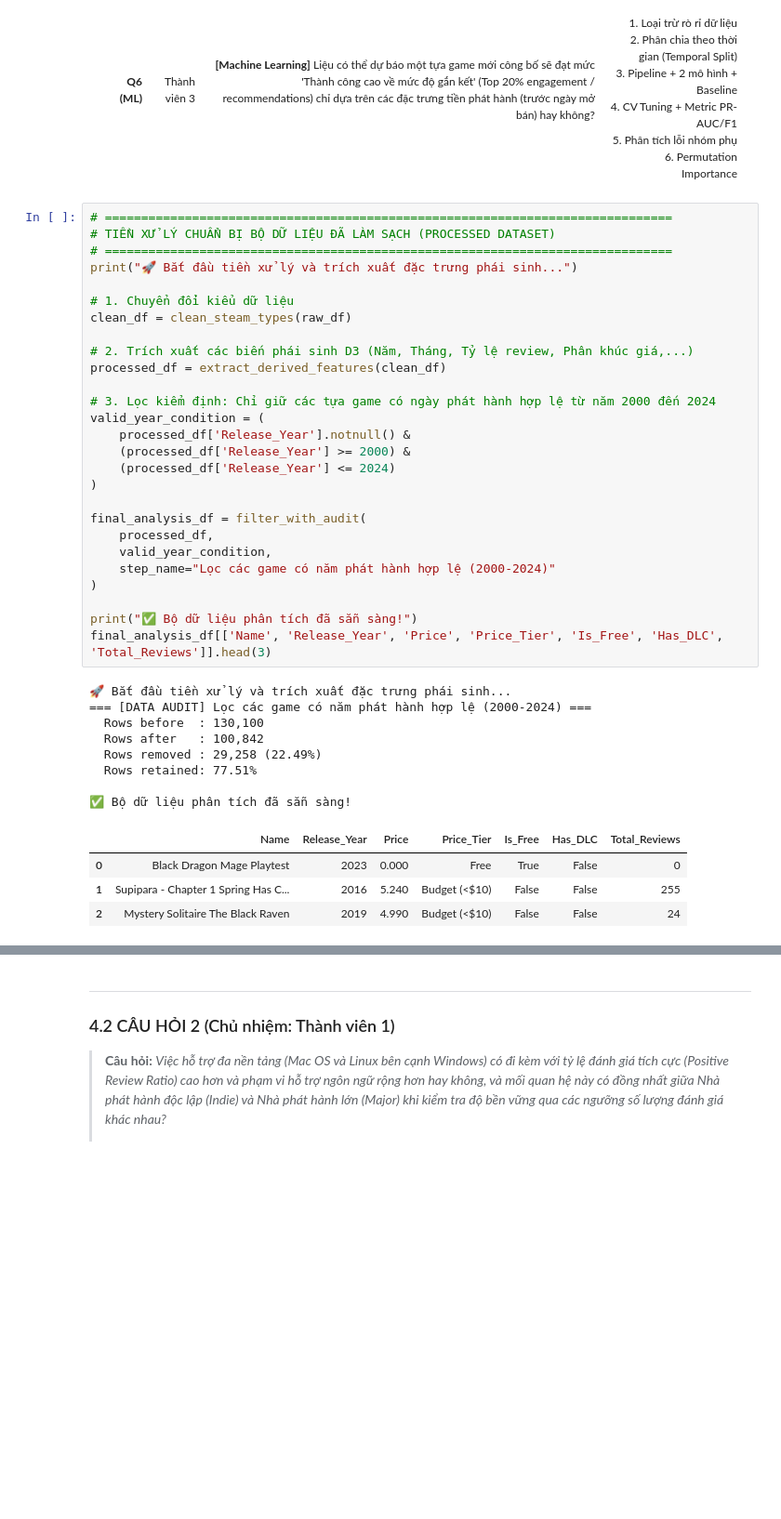
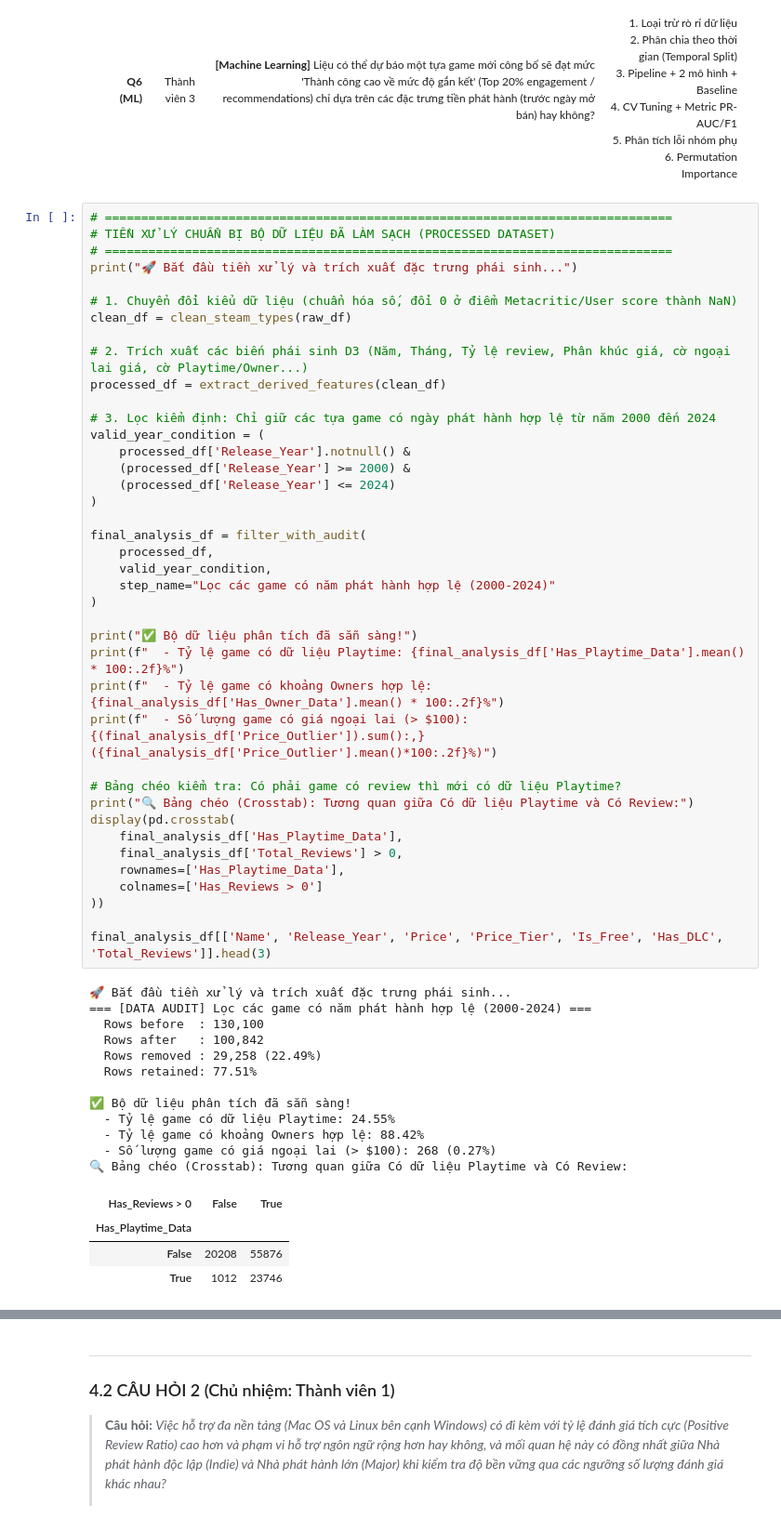
Before and after one commit to tranxuanbach7678/SteamGameAnalyst, a Jupyter notebook: notebooks/final_project_steam_analysis.ipynb, the cells around one changed output, grey strips where cells are left out. Shown at 93% size. Cells and saved outputs as stored; diff of their text form; blank space fills up the shorter version.

```diff
--- a/notebooks/final_project_steam_analysis.ipynb
+++ b/notebooks/final_project_steam_analysis.ipynb
@@ -452,37 +506,54 @@ Mỗi thành viên làm chủ nhiệm (owner) 2 câu hỏi. Cụ thể:
 # ==============================================================================
 print("🚀 Bắt đầu tiền xử lý và trích xuất đặc trưng phái sinh...")
 
-# 1. Chuyển đổi kiểu dữ liệu
+# 1. Chuyển đổi kiểu dữ liệu (chuẩn hóa số, đổi 0 ở điểm Metacritic/User score thành NaN)
 clean_df = clean_steam_types(raw_df)
 
-# 2. Trích xuất các biến phái sinh D3 (Năm, Tháng, Tỷ lệ review, Phân khúc giá,...)
+# 2. Trích xuất các biến phái sinh D3 (Năm, Tháng, Tỷ lệ review, Phân khúc giá, cờ ngoại lai giá, cờ Playtime/Owner...)
 processed_df = extract_derived_features(clean_df)
 
 # 3. Lọc kiểm định: Chỉ giữ các tựa game có ngày phát hành hợp lệ từ năm 2000 đến 2024
 valid_year_condition = (
     processed_df['Release_Year'].notnull() &
     (processed_df['Release_Year'] >= 2000) &
     (processed_df['Release_Year'] <= 2024)
 )
 
 final_analysis_df = filter_with_audit(
     processed_df,
     valid_year_condition,
     step_name="Lọc các game có năm phát hành hợp lệ (2000-2024)"
 )
 
 print("✅ Bộ dữ liệu phân tích đã sẵn sàng!")
+print(f"  - Tỷ lệ game có dữ liệu Playtime: {final_analysis_df['Has_Playtime_Data'].mean() * 100:.2f}%")
+print(f"  - Tỷ lệ game có khoảng Owners hợp lệ: {final_analysis_df['Has_Owner_Data'].mean() * 100:.2f}%")
+print(f"  - Số lượng game có giá ngoại lai (> $100): {(final_analysis_df['Price_Outlier']).sum():,} ({final_analysis_df['Price_Outlier'].mean()*100:.2f}%)")
+
+# Bảng chéo kiểm tra: Có phải game có review thì mới có dữ liệu Playtime?
+print("🔍 Bảng chéo (Crosstab): Tương quan giữa Có dữ liệu Playtime và Có Review:")
+display(pd.crosstab(
+    final_analysis_df['Has_Playtime_Data'],
+    final_analysis_df['Total_Reviews'] > 0,
+    rownames=['Has_Playtime_Data'],
+    colnames=['Has_Reviews > 0']
+))
+
 final_analysis_df[['Name', 'Release_Year', 'Price', 'Price_Tier', 'Is_Free', 'Has_DLC', 'Total_Reviews']].head(3)
 # %% [output]
 🚀 Bắt đầu tiền xử lý và trích xuất đặc trưng phái sinh...
 === [DATA AUDIT] Lọc các game có năm phát hành hợp lệ (2000-2024) ===
   Rows before  : 130,100
   Rows after   : 100,842
   Rows removed : 29,258 (22.49%)
   Rows retained: 77.51%
 
 ✅ Bộ dữ liệu phân tích đã sẵn sàng!
+  - Tỷ lệ game có dữ liệu Playtime: 24.55%
+  - Tỷ lệ game có khoảng Owners hợp lệ: 88.42%
+  - Số lượng game có giá ngoại lai (> $100): 268 (0.27%)
+🔍 Bảng chéo (Crosstab): Tương quan giữa Có dữ liệu Playtime và Có Review:
-|  | Name | Release_Year | Price | Price_Tier | Is_Free | Has_DLC | Total_Reviews |
-| 0 | Black Dragon Mage Playtest | 2023 | 0.000 | Free | True | False | 0 |
-| 1 | Supipara - Chapter 1 Spring Has C... | 2016 | 5.240 | Budget (<$10) | False | False | 255 |
-| 2 | Mystery Solitaire The Black Raven | 2019 | 4.990 | Budget (<$10) | False | False | 24 |
+| Has_Reviews > 0 | False | True |
+| Has_Playtime_Data |  |  |
+| False | 20208 | 55876 |
+| True | 1012 | 23746 |
```
Also changed, not shown: parts of 13 cells of this notebook, 1 other file.
